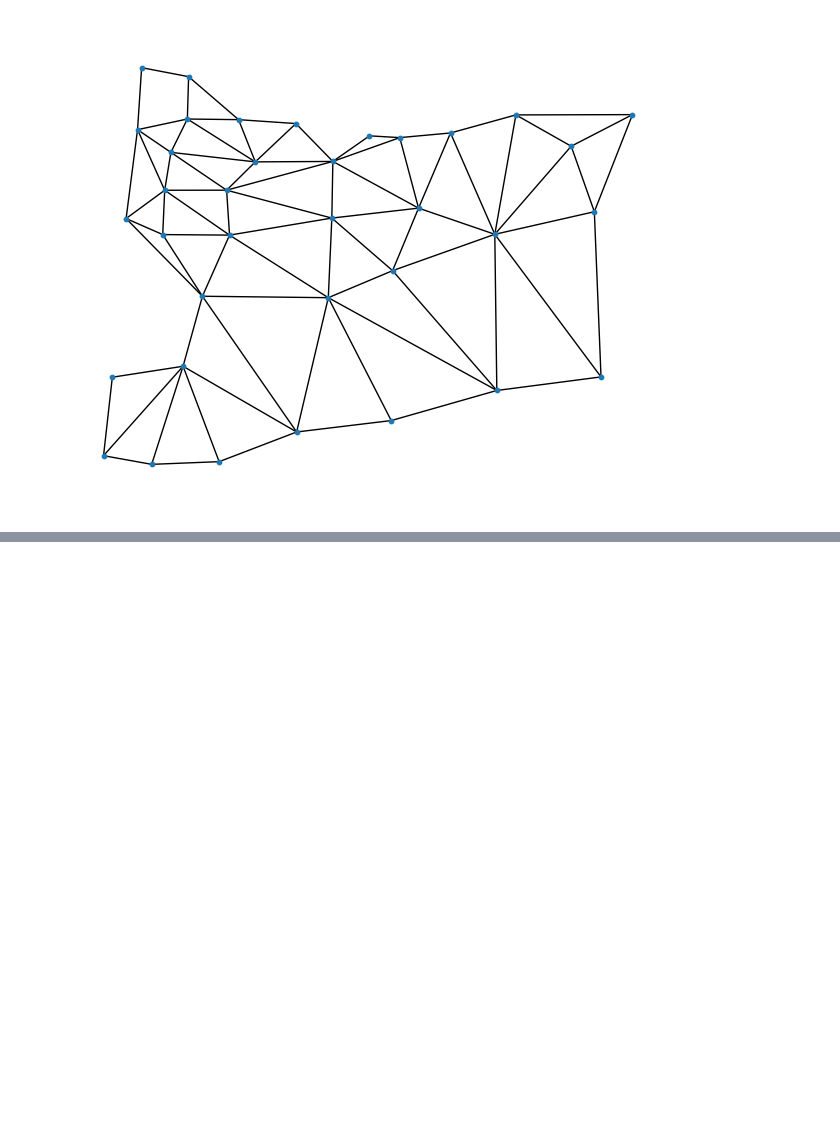
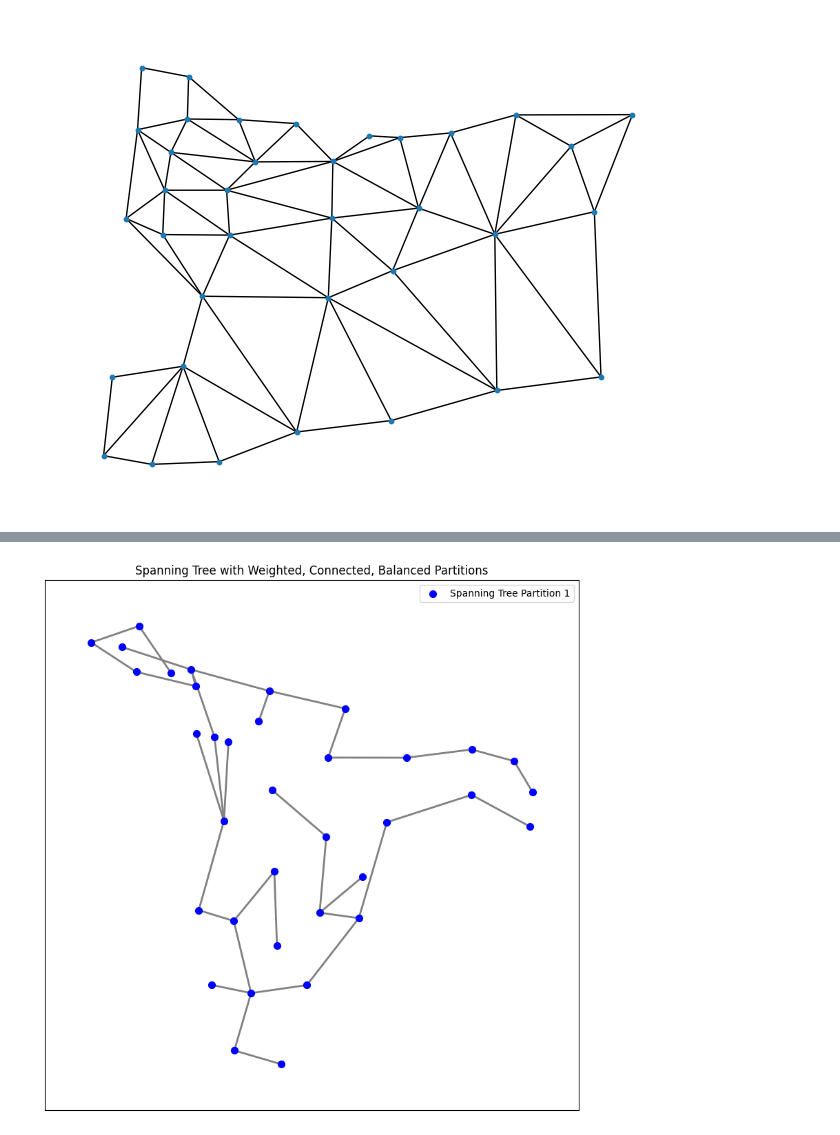
Before and after one commit to brookecarofeinberg/SamplingBalancedForests, a Jupyter notebook: oregon.ipynb, the cells around one changed output, grey strips where cells are left out. Saved outputs shown, nothing was run; the diff lists cells and outputs as text; code cells hidden in the pictures; blank space fills up the shorter version.

```diff
--- a/oregon.ipynb
+++ b/oregon.ipynb
@@ -267,0 +135,83 @@ bfs_partitioning_no_balance.draw_partitions(node_locations)
+# %%
+class GraphPartitioner:
+    def __init__(self, graph, k):
+        self.graph = graph
+        self.k = k
+
+    def create_weighted_partitions_and_draw_spanning_tree(self):
+        # Generate a random spanning tree using Wilson's Algorithm
+        wilson = WilsonsAlgorithm(self.graph)
+        spanning_tree, root = wilson.sample()
+
+        # Create a new graph object with the spanning tree edges
+        tree_graph = nx.Graph()
+        tree_graph.add_edges_from(spanning_tree)
+
+        # Calculate the ideal partition size and check splittability
+        total_nodes = len(tree_graph)
+        ideal_size = total_nodes // self.k
+        if total_nodes % self.k != 0:
+            print("The graph is not splittable into balanced partitions.")
+            return
+
+        # Step 1: Initialize BFS queues for each partition to ensure connectivity
+        partitions = [[] for _ in range(self.k)]
+        partition_sizes = [0] * self.k
+        bfs_queues = [deque([root])] + [deque() for _ in range(self.k - 1)]  # Start root in the first partition
+
+        visited = set([root])
+        partitions[0].append(root)
+        partition_sizes[0] += 1
+
+        # Step 2: BFS to grow partitions while ensuring connectivity and balancing
+        for current_partition in range(self.k):
+            while partition_sizes[current_partition] < ideal_size and bfs_queues[current_partition]:
+                node = bfs_queues[current_partition].popleft()
+                for neighbor in tree_graph.neighbors(node):
+                    if neighbor not in visited:
+                        partitions[current_partition].append(neighbor)
+                        partition_sizes[current_partition] += 1
+                        visited.add(neighbor)
+                        bfs_queues[current_partition].append(neighbor)
+                        # Check if partition size limit is reached
+                        if partition_sizes[current_partition] >= ideal_size:
+                            break
+
+            # Verify if partition has reached ideal size, else return not splittable
+            if partition_sizes[current_partition] < ideal_size:
+                print("The graph is not splittable into balanced partitions.")
+                return
+
+            # Initialize the next partition with an unvisited node if available
+            unvisited_nodes = [n for n in tree_graph.nodes if n not in visited]
+            if unvisited_nodes and current_partition + 1 < self.k:
+                seed_node = unvisited_nodes[0]
+                partitions[current_partition + 1].append(seed_node)
+                partition_sizes[current_partition + 1] += 1
+                visited.add(seed_node)
+                bfs_queues[current_partition + 1].append(seed_node)
+
+        # Step 3: Visualize the spanning tree partitions if balanced partitions are achieved
+        pos = nx.spring_layout(self.graph)  # Get positions for the nodes for visualization
+        plt.figure(figsize=(10, 10))
+
+        # Plot each partition of the spanning tree in a different color
+        colors = ['blue', 'green', 'purple', 'orange', 'pink', 'cyan']
+        for i, partition in enumerate(partitions):
+            nx.draw_networkx_nodes(tree_graph, pos, nodelist=partition, node_size=50,
+                                   node_color=colors[i % len(colors)], label=f'Spanning Tree Partition {i+1}')
+
+        # Draw edges of the spanning tree in dark gray
+        nx.draw_networkx_edges(tree_graph, pos, edge_color='gray', width=2)
+
+        plt.legend()
+        plt.title("Spanning Tree with Weighted, Connected, Balanced Partitions")
+        plt.show()
+
+# Usage example:
+G = oregon  # Example random graph
+k = 1  # Number of partitions
+partitioner = GraphPartitioner(G, k)
+partitioner.create_weighted_partitions_and_draw_spanning_tree()
+# %% [output]
+[figure, added]
```
Also changed, not shown: parts of 6 cells of this notebook.
